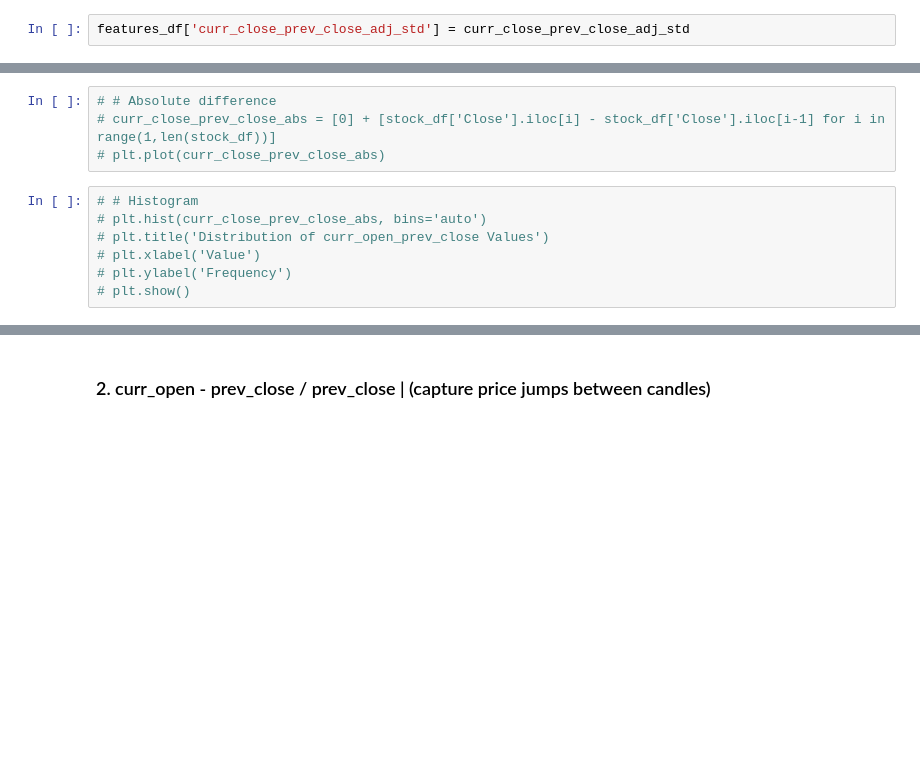
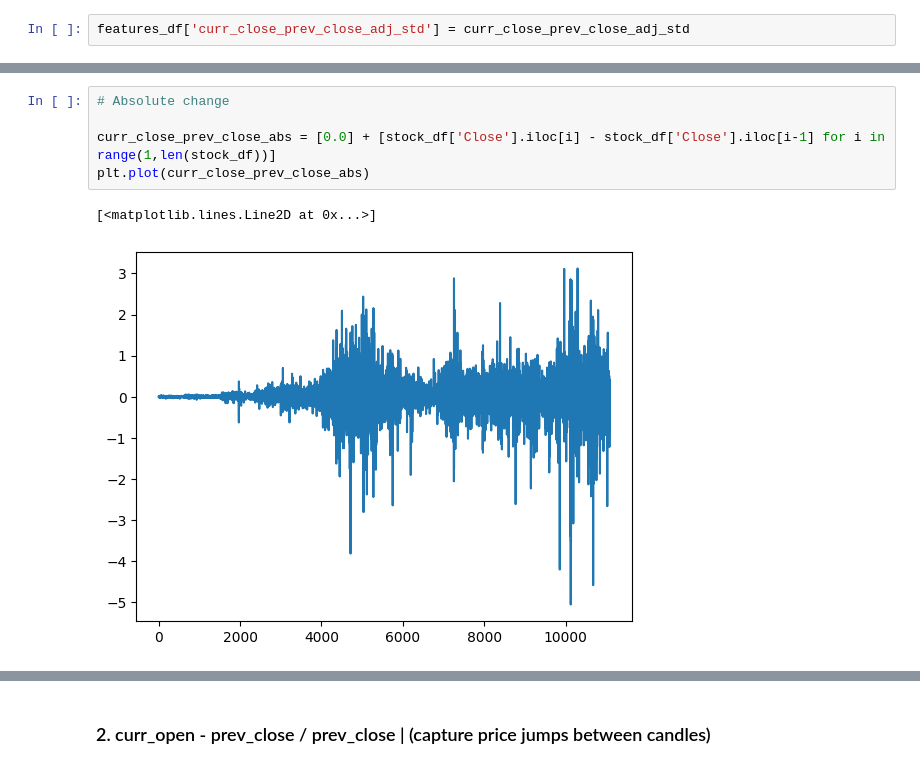
Before and after one commit to Frederik135/NN_Forecasting, a Jupyter notebook: NN_model/preprocessing.ipynb, the cells around one changed output, grey strips where cells are left out. Saved outputs shown, nothing was run; the diff lists cells and outputs as text; blank space fills up the shorter version.

```diff
--- a/NN_model/preprocessing.ipynb
+++ b/NN_model/preprocessing.ipynb
@@ -218,12 +227,9 @@ features_df['curr_close_prev_close_adj_std'] = curr_close_prev_close_adj_std
 # %%
-# # Absolute difference
-# curr_close_prev_close_abs = [0] + [stock_df['Close'].iloc[i] - stock_df['Close'].iloc[i-1] for i in range(1,len(stock_df))]
-# plt.plot(curr_close_prev_close_abs)
+# Absolute change
+
+curr_close_prev_close_abs = [0.0] + [stock_df['Close'].iloc[i] - stock_df['Close'].iloc[i-1] for i in range(1,len(stock_df))]
+plt.plot(curr_close_prev_close_abs)
+# %% [output]
+[<matplotlib.lines.Line2D at 0x...>]
+[figure, added]
-# %%
-# # Histogram
-# plt.hist(curr_close_prev_close_abs, bins='auto')
-# plt.title('Distribution of curr_open_prev_close Values')
-# plt.xlabel('Value')
-# plt.ylabel('Frequency')
-# plt.show()
 # %%
```
Also changed, not shown: parts of 38 cells of this notebook, 3 other files.
